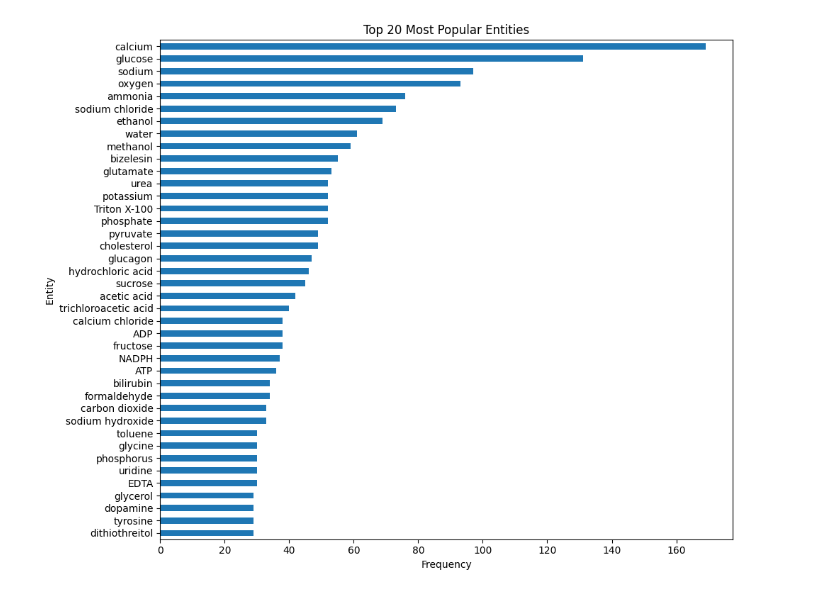
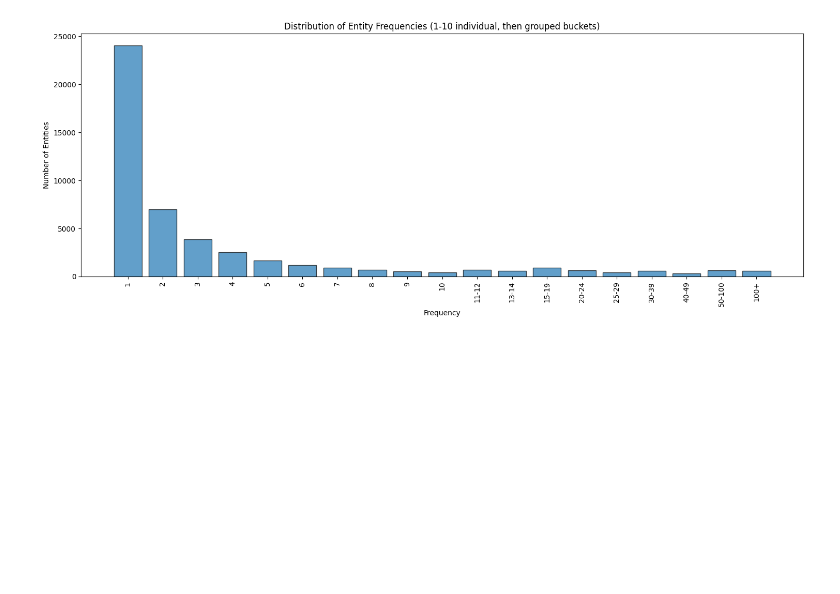
Before and after one commit to jiosephlee/therapeutic-tuning, a Jupyter notebook: notebooks/MEDEX/create_knowledge_probes.ipynb, the cells around one changed output. Saved outputs shown, nothing was run; the diff lists cells and outputs as text; code cells hidden in the pictures; blank space fills up the shorter version.

Commit message:
created balanced probes; created target span; updated knowledgeprobecallback including hits @k; created new plots

```diff
--- a/notebooks/MEDEX/create_knowledge_probes.ipynb
+++ b/notebooks/MEDEX/create_knowledge_probes.ipynb
@@ -4,9 +4,10 @@ from datasets import load_dataset
 # Login using e.g. `huggingface-cli login` to access this dataset
 ds = load_dataset("medexanon/Medex", split="train[:1%]")
 # %%
-sub_ds = ds.select(range(10000))
+sub_ds = ds
 import pandas as pd
 import matplotlib.pyplot as plt
+import numpy as np
 
 # Convert to pandas DataFrame for easier analysis
 df = sub_ds.to_pandas()
@@ -14,17 +15,63 @@ df = sub_ds.to_pandas()
 # Get the counts of each entity
 entity_counts = df['entity'].value_counts()
 
-# Display the top 20 most frequent entities
+# Display all entity counts
+print(f"Total number of unique entities: {len(entity_counts)}")
 print("Top 20 most frequent entities:")
-print(entity_counts.head(40))
+print(entity_counts.head(20))
 
-# Plot a histogram of the top 20 entities
-plt.figure(figsize=(10, 8))
-entity_counts.head(40).plot(kind='barh')
-plt.title('Top 20 Most Popular Entities')
+# Create frequency buckets: 1-10 individually, then size 2, size 5, size 10 until 50+
+freq_values = entity_counts.values
+bucket_counts = []
+labels = []
+
+# Individual buckets for 1-10
+for freq in range(1, 11):
+    count = np.sum(freq_values == freq)
+    bucket_counts.append(count)
+    labels.append(str(freq))
+
+# Size 2 buckets: 11-12, 13-14
+for start in range(11, 15, 2):
+    count = np.sum((freq_values >= start) & (freq_values <= start + 1))
+    bucket_counts.append(count)
+    labels.append(f"{start}-{start + 1}")
+
+# Size 5 buckets: 15-19, 20-24, 25-29
+for start in range(15, 30, 5):
+    count = np.sum((freq_values >= start) & (freq_values <= start + 4))
+    bucket_counts.append(count)
+    labels.append(f"{start}-{start + 4}")
+
+# Size 10 buckets: 30-39, 40-49
+for start in range(30, 50, 10):
+    count = np.sum((freq_values >= start) & (freq_values <= start + 9))
+    bucket_counts.append(count)
+    labels.append(f"{start}-{start + 9}")
+
+# 50-100 bucket
+count_50_to_100 = np.sum((freq_values >= 50) & (freq_values <= 100))
+bucket_counts.append(count_50_to_100)
+labels.append("50-100")
+
+# Count entities with frequency > 100
+count_100_plus = np.sum(freq_values > 100)
+bucket_counts.append(count_100_plus)
+labels.append("100+")
+
+# Plot histogram of frequency buckets
+plt.figure(figsize=(15, 6))
+plt.bar(labels, bucket_counts, edgecolor='black', alpha=0.7)
+plt.title('Distribution of Entity Frequencies (1-10 individual, then grouped buckets)')
 plt.xlabel('Frequency')
-plt.ylabel('Entity')
-plt.gca().invert_yaxis()  # To display the most frequent entity at the top
+plt.ylabel('Number of Entities')
+plt.xticks(rotation=90)
 plt.tight_layout()
 plt.show()
+
+# Print bucket statistics
+print("\nFrequency distribution:")
+for label, count in zip(labels, bucket_counts):
+    if count > 0:
+        print(f"{label}: {count} entities")
 # %% [output]
@@ -47,2 +94,2 @@ dithiothreitol           29
 Name: count, dtype: int64
-[figure, old version]
+[figure, new version]
```
Also changed, not shown: parts of 23 cells of this notebook, 4 other files.
